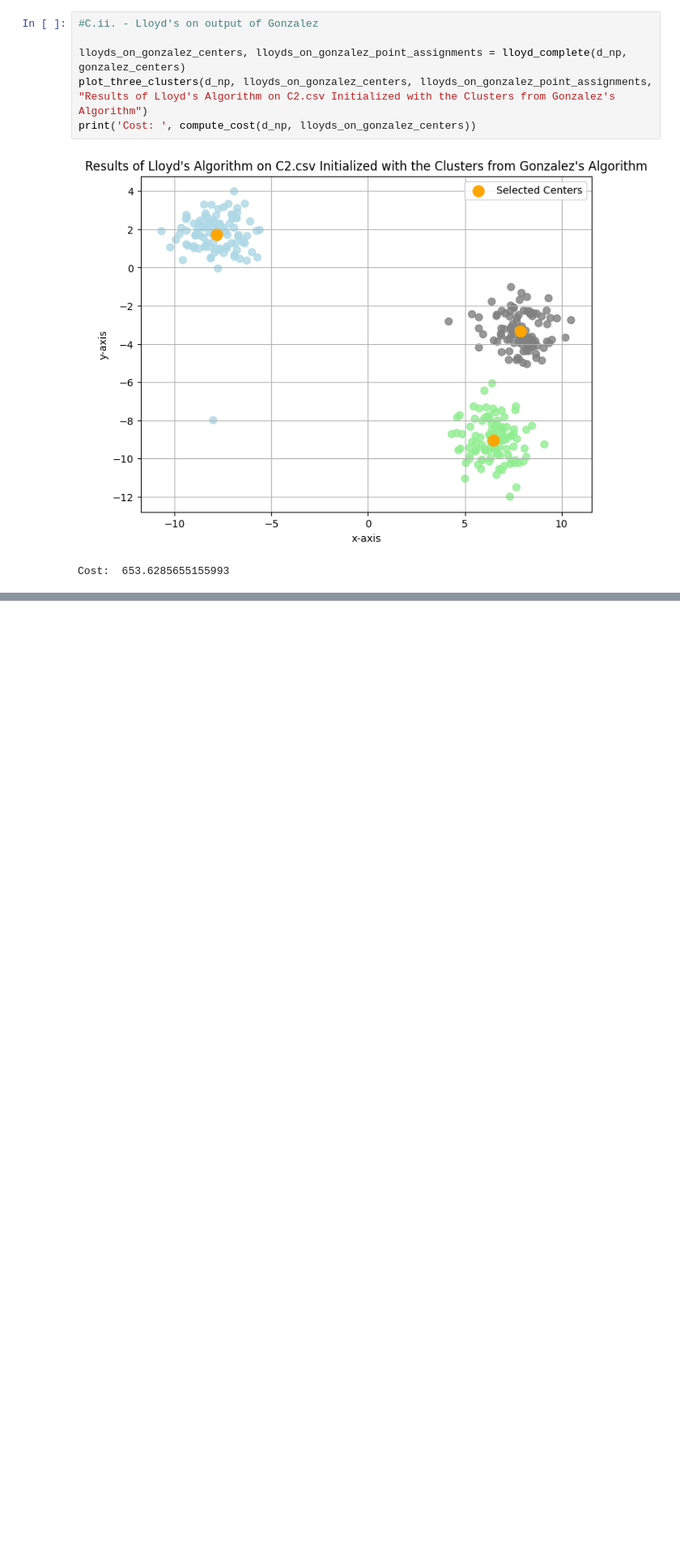
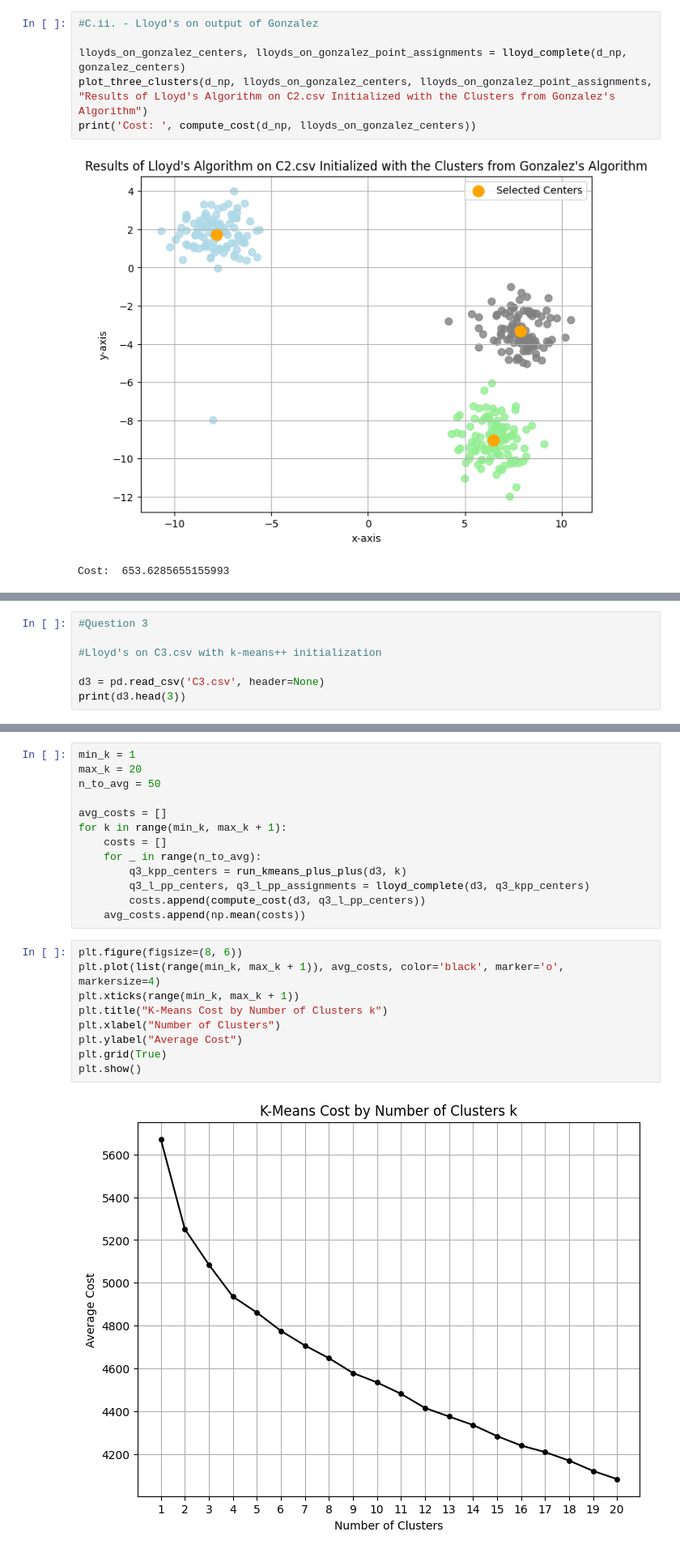
Before and after one commit to jacksonswitzer/data_mining_assignment_3_clustering, a Jupyter notebook: Code.ipynb, the cells around one changed output, grey strips where cells are left out. Shown at 81% size. Saved outputs shown, nothing was run; the diff lists cells and outputs as text; blank space fills up the shorter version.

```diff
--- a/Code.ipynb
+++ b/Code.ipynb
@@ -427,0 +413,7 @@ Percent of times K-Means++ and Lloyd's produced the same clusters:  0.3952
+# %%
+#Question 3
+
+#Lloyd's on C3.csv with k-means++ initialization
+
+d3 = pd.read_csv('C3.csv', header=None)
+print(d3.head(3))
@@ -427,0 +437,24 @@ Percent of times K-Means++ and Lloyd's produced the same clusters:  0.3952
+# %%
+min_k = 1
+max_k = 20
+n_to_avg = 50
+
+avg_costs = []
+for k in range(min_k, max_k + 1):
+    costs = []
+    for _ in range(n_to_avg):
+        q3_kpp_centers = run_kmeans_plus_plus(d3, k)
+        q3_l_pp_centers, q3_l_pp_assignments = lloyd_complete(d3, q3_kpp_centers)
+        costs.append(compute_cost(d3, q3_l_pp_centers))
+    avg_costs.append(np.mean(costs))
+# %%
+plt.figure(figsize=(8, 6))
+plt.plot(list(range(min_k, max_k + 1)), avg_costs, color='black', marker='o', markersize=4)
+plt.xticks(range(min_k, max_k + 1))
+plt.title("K-Means Cost by Number of Clusters k")
+plt.xlabel("Number of Clusters")
+plt.ylabel("Average Cost")
+plt.grid(True)
+plt.show()
+# %% [output]
+[figure, added]
```
Also changed, not shown: parts of 8 cells of this notebook.
